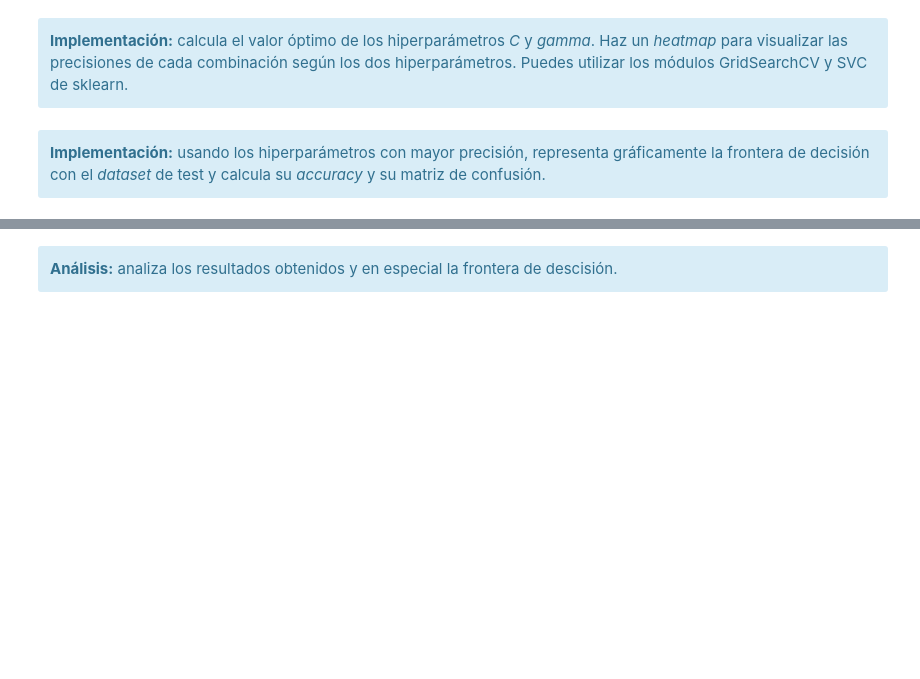
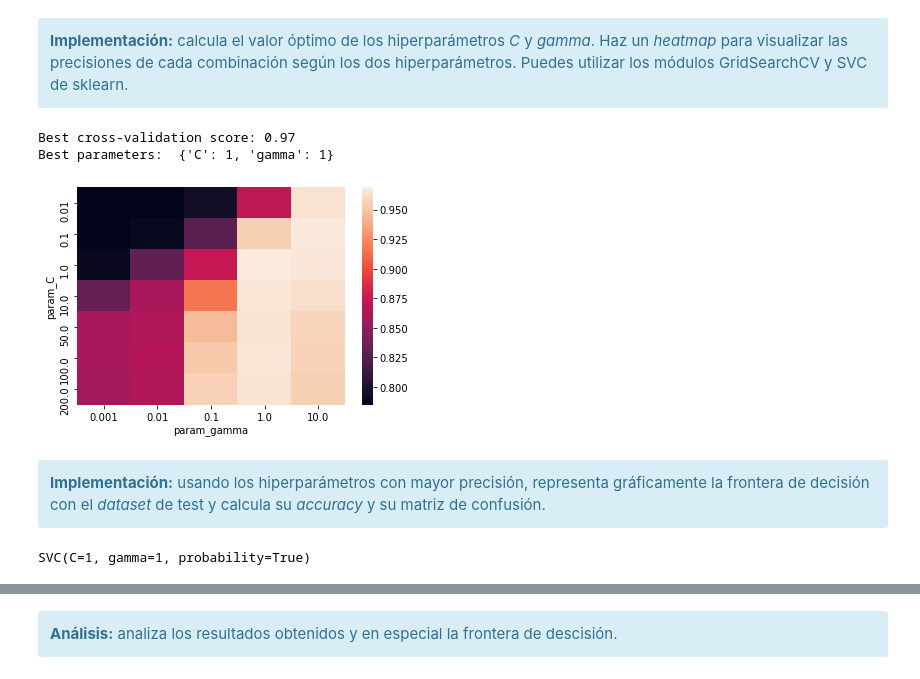
Before and after one commit to fmorales93/PEC3, a Jupyter notebook: 20211_M2.855_PEC3_Enunciado.ipynb, the cells around one changed output, grey strips where cells are left out. Drawn from its saved outputs; the diff is of its cells as text; code cells hidden in the pictures; blank space fills up the shorter version.

```diff
--- a/20211_M2.855_PEC3_Enunciado.ipynb
+++ b/20211_M2.855_PEC3_Enunciado.ipynb
@@ -204,7 +212,33 @@ Igual que en el caso anterior, para validar el rendimiento del algoritmo con cad
 <div class="alert alert-block alert-info">
     <strong>Implementación:</strong> calcula el valor óptimo de los hiperparámetros <i>C</i> y <i>gamma</i>. Haz un <i>heatmap</i> para visualizar las precisiones de cada combinación según los dos hiperparámetros. Puedes utilizar los módulos GridSearchCV y SVC de sklearn.
 </div>
+# %%
+param_grid = {'C': [0.01, 0.1, 1, 10, 50, 100, 200],
+              'gamma': [0.001, 0.01, 0.1, 1, 10]}
+
+gs = GridSearchCV(svm.SVC(probability=True), param_grid,cv=4)
+
+gs_results = gs.fit(X_train, y_train)
+# %%
+print("Best cross-validation score: {:.2f}".format(gs_results.best_score_))
+print("Best parameters: ", gs_results.best_params_)
+
+import pandas as pd
+pvt = pd.pivot_table(pd.DataFrame(gs_results.cv_results_),
+    values='mean_test_score', index='param_C', columns='param_gamma')
+
+pvt
+ax = sns.heatmap(pvt)
+# %% [output]
+Best cross-validation score: 0.97
+Best parameters:  {'C': 1, 'gamma': 1}
+[figure, added]
 # %% [markdown]
 <div class="alert alert-block alert-info">
 <strong>Implementación:</strong> usando los hiperparámetros con mayor precisión, representa gráficamente la frontera de decisión con el <i>dataset</i> de test y calcula su <i>accuracy</i> y su matriz de confusión.
 </div>
+# %%
+svn_model = svm.SVC(C=gs_results.best_params_["C"], gamma=gs_results.best_params_["gamma"], probability=True)
+svn_model.fit(X_train,y_train)
+# %% [output]
+SVC(C=1, gamma=1, probability=True)
```
Also changed, not shown: parts of 28 cells of this notebook, 2 other files.
